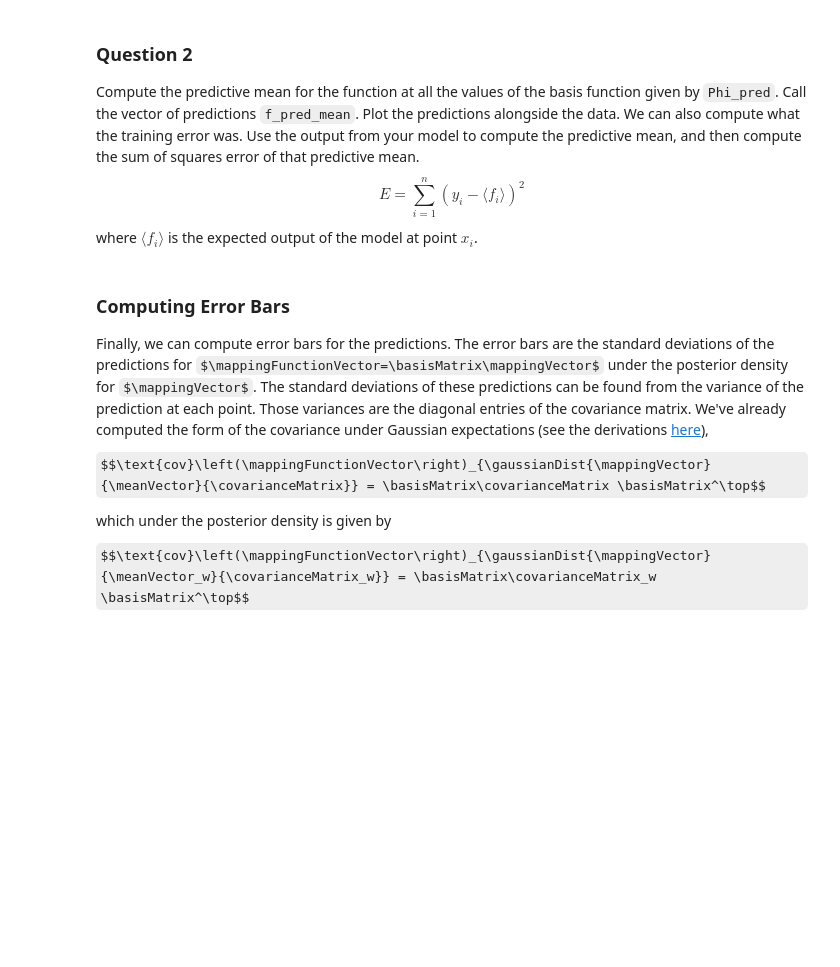
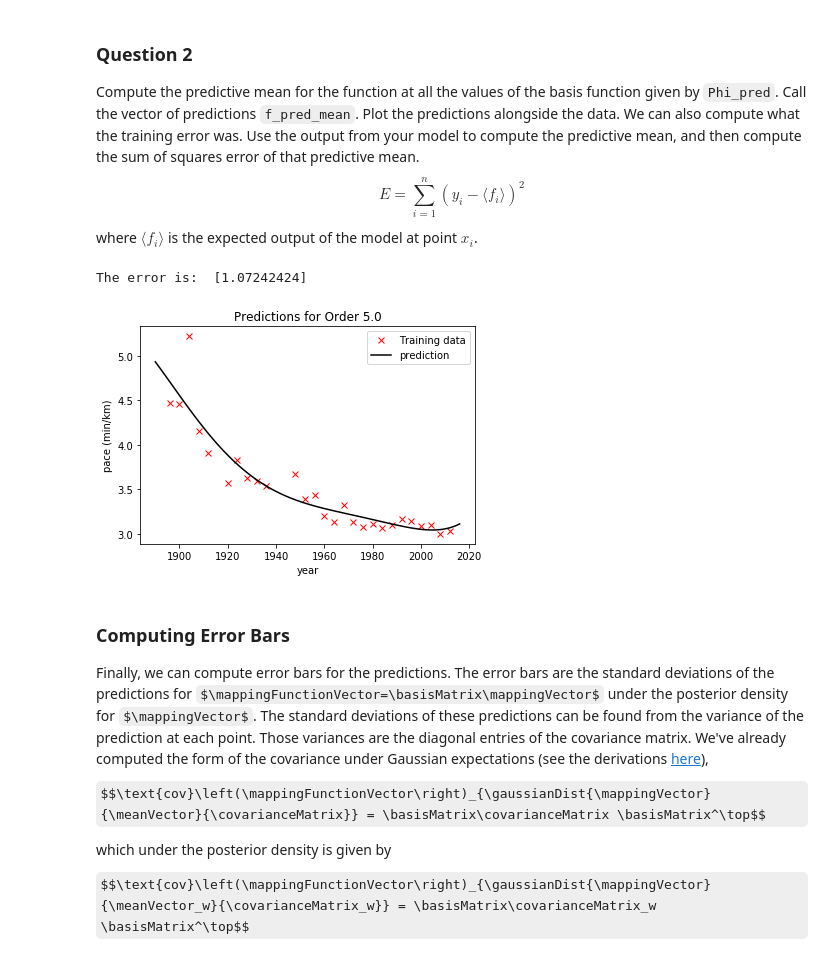
Before and after one commit to dcyril233/MLAI, a Jupyter notebook: Lab 6 - Bayesian regression & DL intro.ipynb, the cells around one changed output. Drawn from its saved outputs; the diff is of its cells as text; code cells hidden in the pictures; some formulas as TeX source; blank space fills up the shorter version.

```diff
--- a/Lab 6 - Bayesian regression & DL intro.ipynb
+++ b/Lab 6 - Bayesian regression & DL intro.ipynb
@@ -333,9 +357,9 @@ Compute the covariance for $\mathbf{w}$ given the training data (using the formu
 # %%
 # Question 1 Answer Code
 # Write code for you answer to this question in this box
-sigma2 =
-w_cov =
-w_mean =
+sigma2 = 0.01
+w_cov = np.linalg.inv(sigma2**(-1)*np.dot(Phi.transpose(), Phi)+1/alpha*np.identity(Phi.shape[1]))
+w_mean = sigma2**(-1)*np.dot(w_cov, np.dot(Phi.transpose(), y))
 # %% [markdown]
 ### Sampling from the Posterior
 
@@ -451,16 +510,26 @@ where $\langle f_i\rangle$ is the expected output of the model at point $x_i$.
 # %%
 # Question 2 Answer Code
 # Write code for you answer to this question in this box
 
 # compute mean under posterior density
-f_pred_mean =
+f_pred_mean = np.dot(Phi_pred, w_mean)
 
 # plot the predictions
+plt.plot(x, y, 'rx', label='Training data')
+plt.plot(x_pred, f_pred_mean,'black', label='prediction')
+plt.legend()
+ax = plt.gca()
+ax.set_title('Predictions for Order ' + str(degree))
+ax.set_xlabel('year')
+ax.set_ylabel('pace (min/km)')
 
 # compute mean at the training data and sum of squares error
-f_mean =
-sum_squares =
+f_mean = np.dot(Phi, w_mean)
+sum_squares = sum((y - f_mean)**2)
 print('The error is: ', sum_squares)
+# %% [output]
+The error is:  [1.07242424]
+[figure, added]
 # %% [markdown]
 ### Computing Error Bars
 
```
Also changed, not shown: parts of 15 cells of this notebook.
